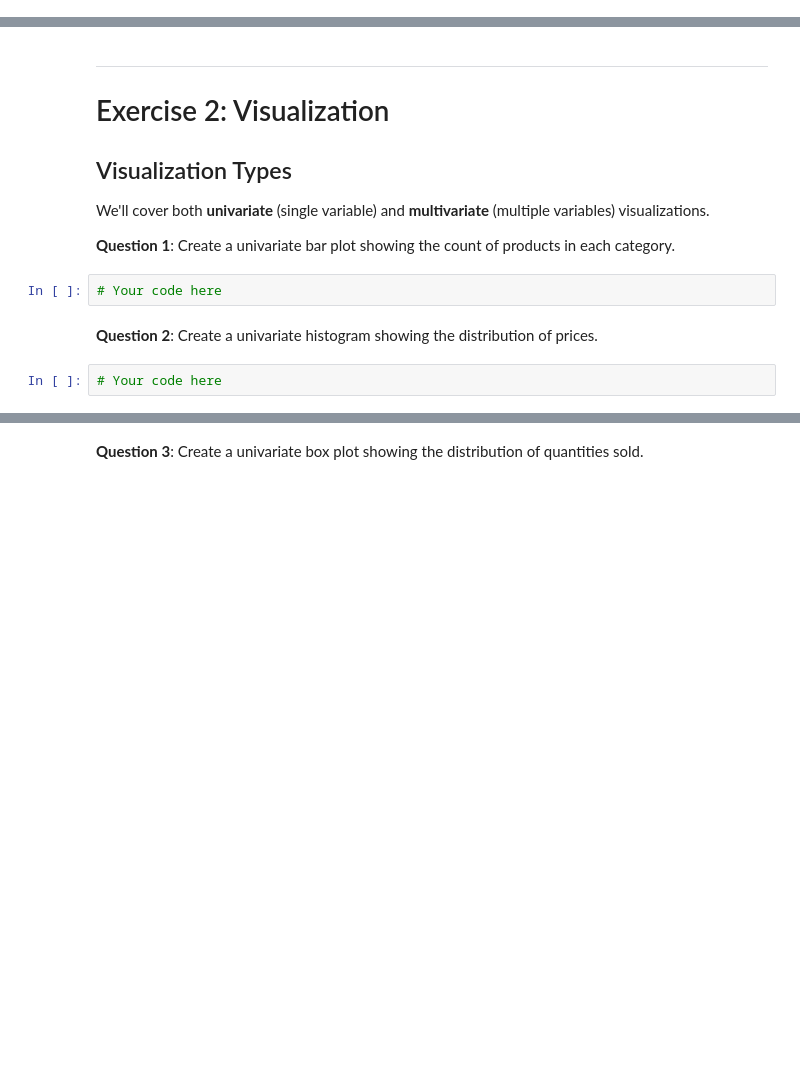
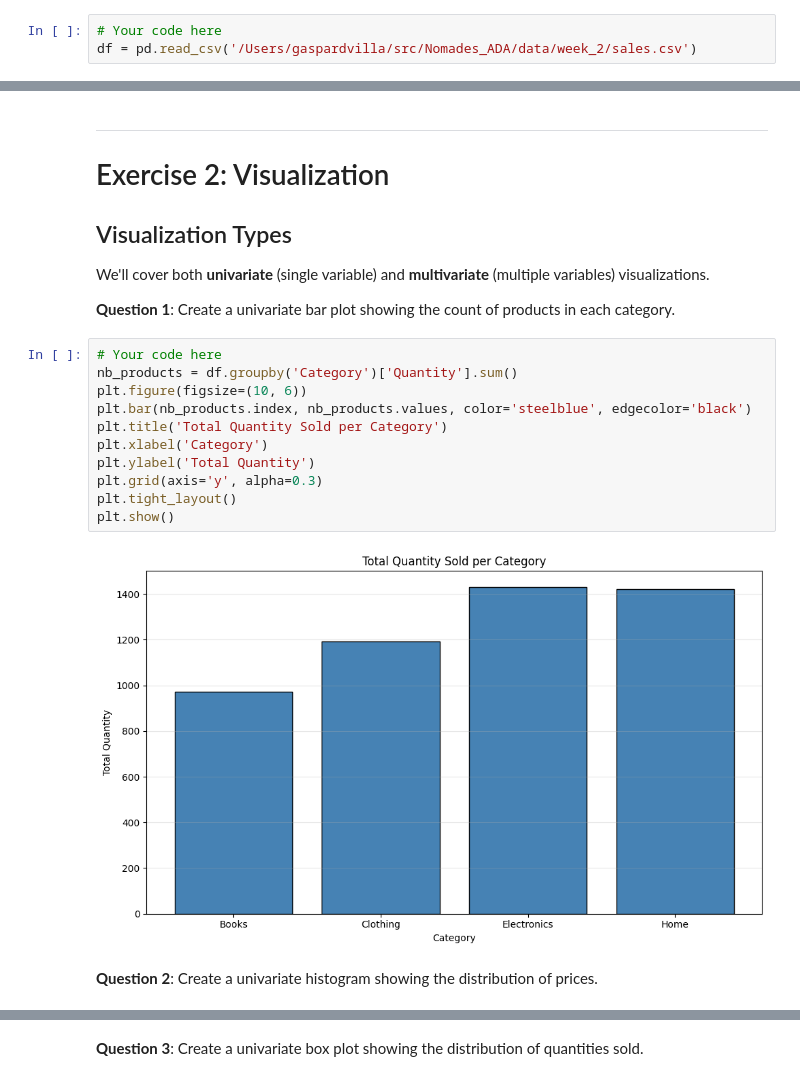
Before and after one commit to gaspardvilla/Nomades_ADA, a Jupyter notebook: week_2/corrections/monday.ipynb, the cells around one changed output, grey strips where cells are left out. Drawn from its saved outputs; the diff is of its cells as text; blank space fills up the shorter version.

```diff
--- a/week_2/corrections/monday.ipynb
+++ b/week_2/corrections/monday.ipynb
@@ -19,3 +22,6 @@ We'll work with a **Sales Dataset** containing information about sales transacti
+# %%
+# Your code here
+df = pd.read_csv('/Users/gaspardvilla/src/Nomades_ADA/data/week_2/sales.csv')
 # %% [markdown]
 **Question 1**: Use the `.info()` method to get a concise summary of the DataFrame including:
 - Data types of each column
@@ -122,9 +268,18 @@ We'll work with a **Sales Dataset** containing information about sales transacti
 We'll cover both **univariate** (single variable) and **multivariate** (multiple variables) visualizations.
 
 **Question 1**: Create a univariate bar plot showing the count of products in each category.
-# %%
-# Your code here
+# %%
+# Your code here
+nb_products = df.groupby('Category')['Quantity'].sum()
+plt.figure(figsize=(10, 6))
+plt.bar(nb_products.index, nb_products.values, color='steelblue', edgecolor='black')
+plt.title('Total Quantity Sold per Category')
+plt.xlabel('Category')
+plt.ylabel('Total Quantity')
+plt.grid(axis='y', alpha=0.3)
+plt.tight_layout()
+plt.show()
+# %% [output]
+[figure, added]
 # %% [markdown]
 **Question 2**: Create a univariate histogram showing the distribution of prices.
-# %%
-# Your code here
```
Also changed, not shown: parts of 32 cells of this notebook, 4 other files.
